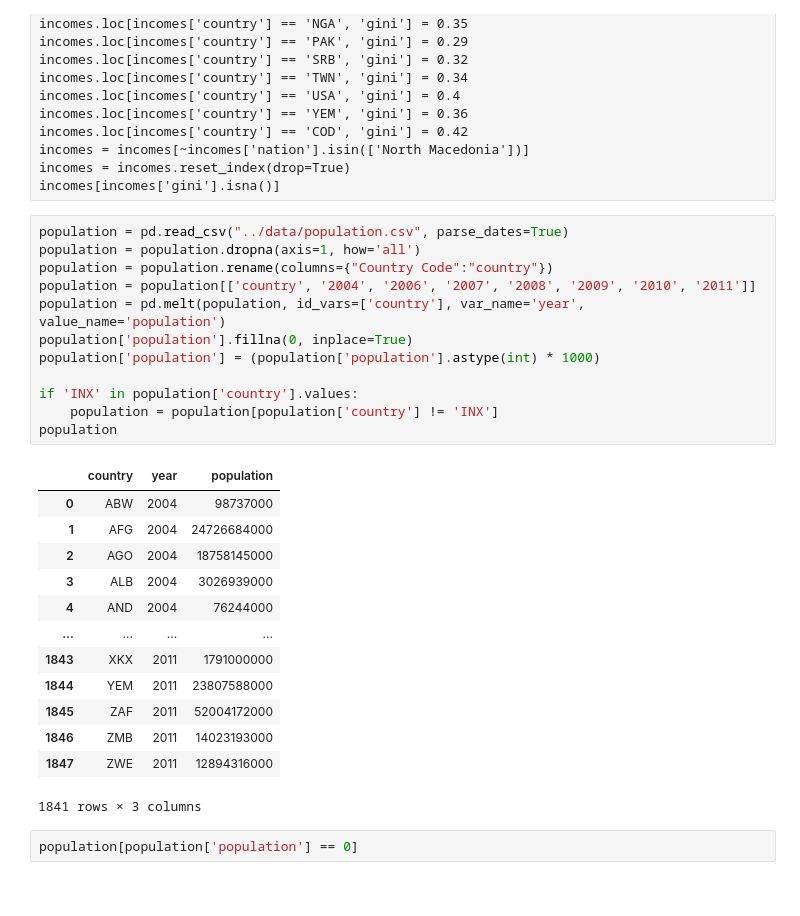
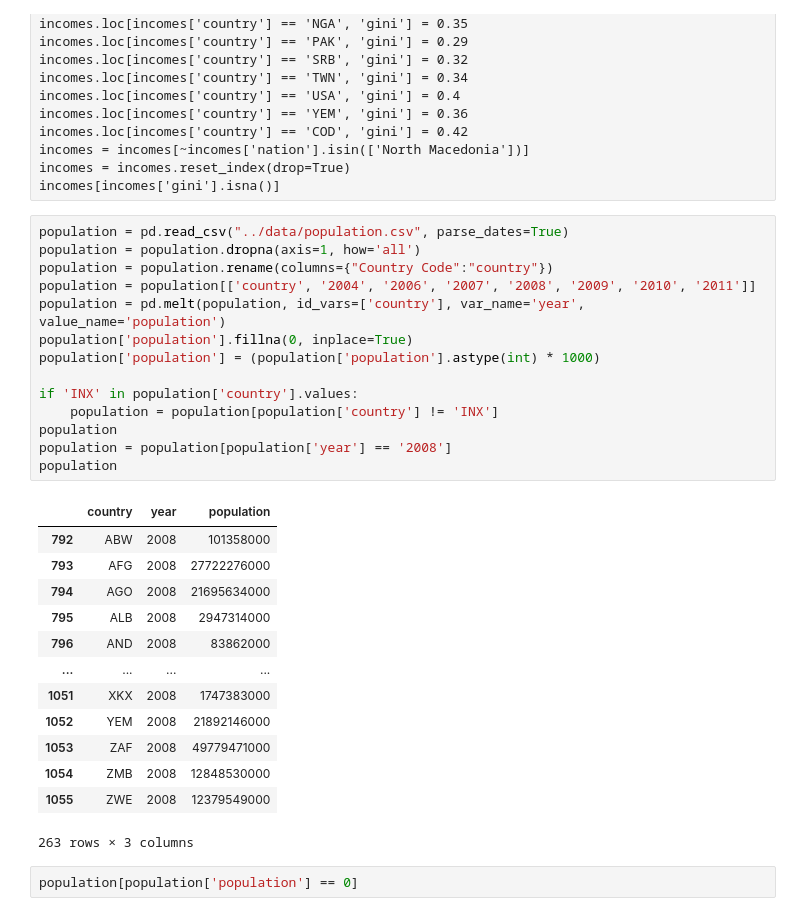
Before and after one commit to yassineBenHassoun/data-analysis-income-predict, a Jupyter notebook: app/jupyter/resources/project/mission_7.ipynb, the cells around one changed output. Saved outputs shown, nothing was run; the diff lists cells and outputs as text.

```diff
--- a/app/jupyter/resources/project/mission_7.ipynb
+++ b/app/jupyter/resources/project/mission_7.ipynb
@@ -407,29 +425,31 @@ incomes[incomes['gini'].isna()]
 # %%
 population = pd.read_csv("../data/population.csv", parse_dates=True)
 population = population.dropna(axis=1, how='all')
 population = population.rename(columns={"Country Code":"country"})
 population = population[['country', '2004', '2006', '2007', '2008', '2009', '2010', '2011']]
 population = pd.melt(population, id_vars=['country'], var_name='year', value_name='population')
 population['population'].fillna(0, inplace=True)
 population['population'] = (population['population'].astype(int) * 1000)
 
 if 'INX' in population['country'].values:
     population = population[population['country'] != 'INX']
 population
+population = population[population['year'] == '2008']
+population
 # %% [output]
 |  | country | year | population |
-| 0 | ABW | 2004 | 98737000 |
-| 1 | AFG | 2004 | 24726684000 |
-| 2 | AGO | 2004 | 18758145000 |
-| 3 | ALB | 2004 | 3026939000 |
-| 4 | AND | 2004 | 76244000 |
+| 792 | ABW | 2008 | 101358000 |
+| 793 | AFG | 2008 | 27722276000 |
+| 794 | AGO | 2008 | 21695634000 |
+| 795 | ALB | 2008 | 2947314000 |
+| 796 | AND | 2008 | 83862000 |
 | ... | ... | ... | ... |
-| 1843 | XKX | 2011 | 1791000000 |
-| 1844 | YEM | 2011 | 23807588000 |
-| 1845 | ZAF | 2011 | 52004172000 |
-| 1846 | ZMB | 2011 | 14023193000 |
-| 1847 | ZWE | 2011 | 12894316000 |
+| 1051 | XKX | 2008 | 1747383000 |
+| 1052 | YEM | 2008 | 21892146000 |
+| 1053 | ZAF | 2008 | 49779471000 |
+| 1054 | ZMB | 2008 | 12848530000 |
+| 1055 | ZWE | 2008 | 12379549000 |
-1841 rows × 3 columns
+263 rows × 3 columns
 # %%
 population[population['population'] == 0]
 # %% [output]
```
Also changed, not shown: parts of 36 cells of this notebook, 1 other file.
